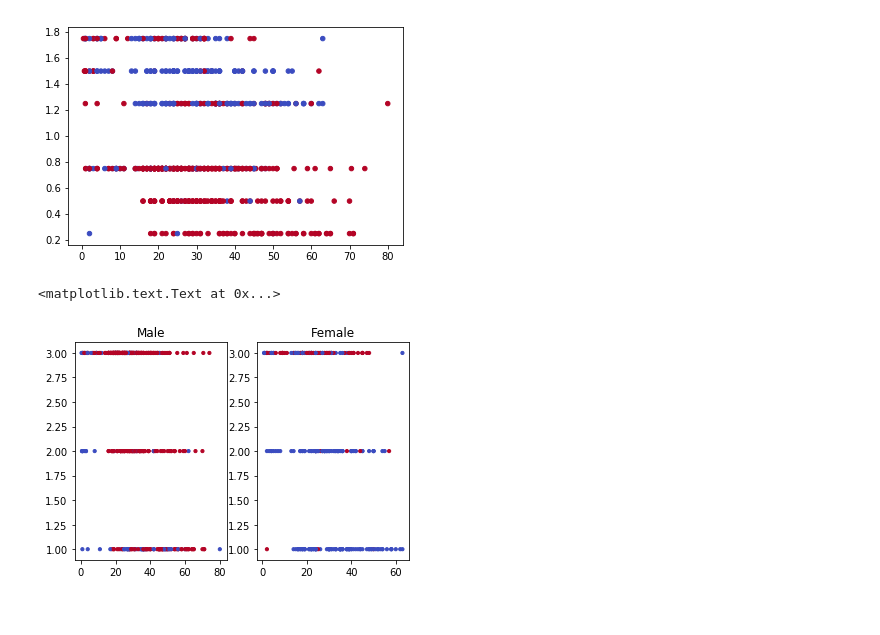
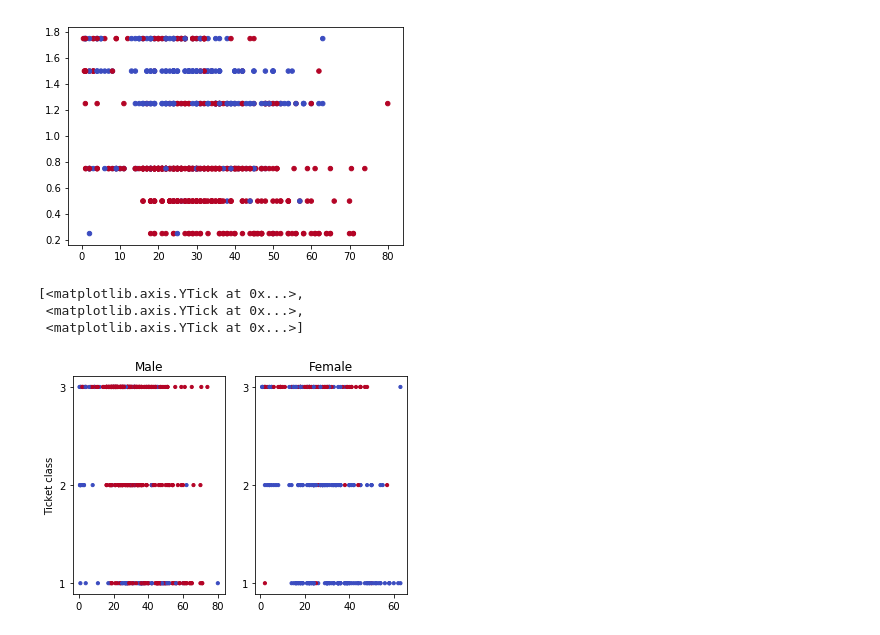
Before and after one commit to truhlikfredy/machine-learning-experiments, a Jupyter notebook: src/titanic-mk1.ipynb, the cells around one changed output. Saved outputs shown, nothing was run; the diff lists cells and outputs as text; code cells hidden in the pictures.

```diff
--- a/src/titanic-mk1.ipynb
+++ b/src/titanic-mk1.ipynb
@@ -60,32 +63,37 @@ plt.scatter(sp_x, sp_y, sp_s, sp_c, cmap='coolwarm')
 male_x = []
 male_y = []
 male_s = []
 male_c = []
 
 female_x = []
 female_y = []
 female_s = []
 female_c = []
 
 #for item in ds[:50]:
 for item in ds:
     if (item[2]):
         male_x.append(item[3])   # age as x
         male_y.append(item[1])   # ticket class as y
         male_s.append(10)        # constant size
         male_c.append(item[0])   # survived as color
     else:
         female_x.append(item[3]) # age as x
         female_y.append(item[1]) # ticket class as y
         female_s.append(10)      # constant size
         female_c.append(item[0]) # survived as color
 
 f, sb = plt.subplots(1, 2)
 sb[0].scatter(male_x,   male_y,   male_s,   male_c,   cmap='coolwarm_r') # _r means reversed cmap
 sb[0].set_title('Male')
+sb[0].set_yticks([1,2,3])
+sb[0].set_ylabel('Ticket class')
 
 sb[1].scatter(female_x, female_y, female_s, female_c, cmap='coolwarm_r')
 sb[1].set_title('Female')
+sb[1].set_yticks([1,2,3])
 # %% [output]
-<matplotlib.text.Text at 0x...>
+[<matplotlib.axis.YTick at 0x...>,
+ <matplotlib.axis.YTick at 0x...>,
+ <matplotlib.axis.YTick at 0x...>]
-[figure, old version]
+[figure, new version]
```
Also changed, not shown: parts of 2 cells of this notebook, 1 other file.
